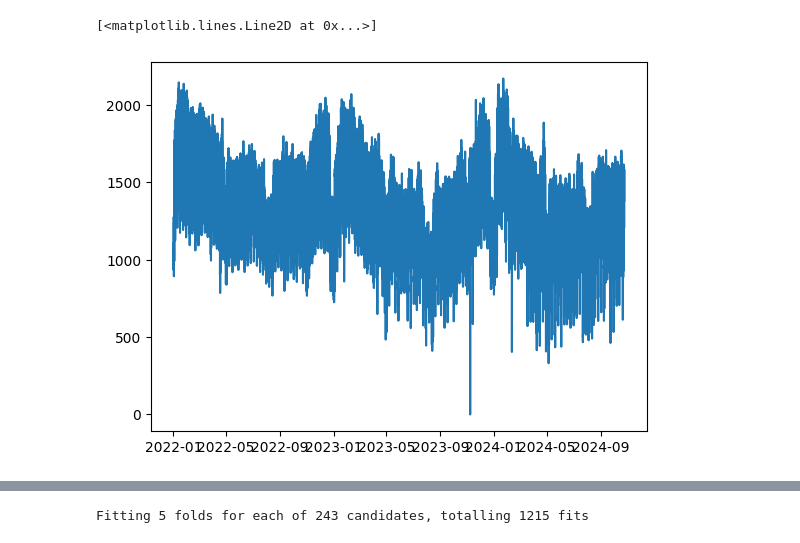
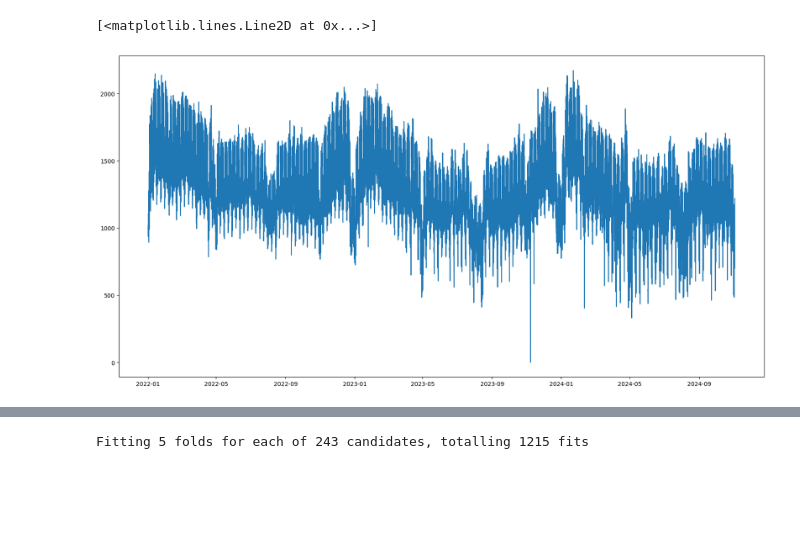
Before and after one commit to smrik/TC-Task1, a Jupyter notebook: GBR.ipynb, the cells around one changed output, grey strips where cells are left out. Cells and saved outputs as stored; diff of their text form; code cells hidden in the pictures; blank space fills up the shorter version.

```diff
--- a/GBR.ipynb
+++ b/GBR.ipynb
@@ -7,5 +12,5 @@ import matplotlib.pyplot as plt # type: ignore
 # %%
-df = pd.read_csv('datasets/dataset_PS_2.csv')
+df = pd.read_csv('datasets/dataset_PS_4.csv')
 df = df.astype({'date': 'datetime64[ns]'})
 # df.drop(columns=['irradiation', 'cloudiness', 'holiday', 'precipitation'], inplace=True)
 df['shifted_consumption_168'] = df['consumption'].shift(168)
@@ -21,6 +26,8 @@ df['holiday'] = df['holiday'].map(holidays_map)
 
 # sort holidays
 df = df.sort_values(by='date')
+df.index = df['date']
+df.drop(columns=['date'], inplace=True)
 
 df = df.fillna(df.mean())
 df
@@ -41,8 +51,9 @@ df
 # %%
-plt.plot(df['date'], df['consumption'])
+figure = plt.figure(figsize=(20, 10))
+plt.plot(df['consumption'])
 # %% [output]
 [<matplotlib.lines.Line2D at 0x...>]
-[figure, old version]
+[figure, new version]
 # %%
 from sklearn.ensemble import GradientBoostingRegressor # type: ignore
 from sklearn.metrics import mean_absolute_percentage_error # type: ignore
```
Also changed, not shown: parts of 27 cells of this notebook, 21 other files.
